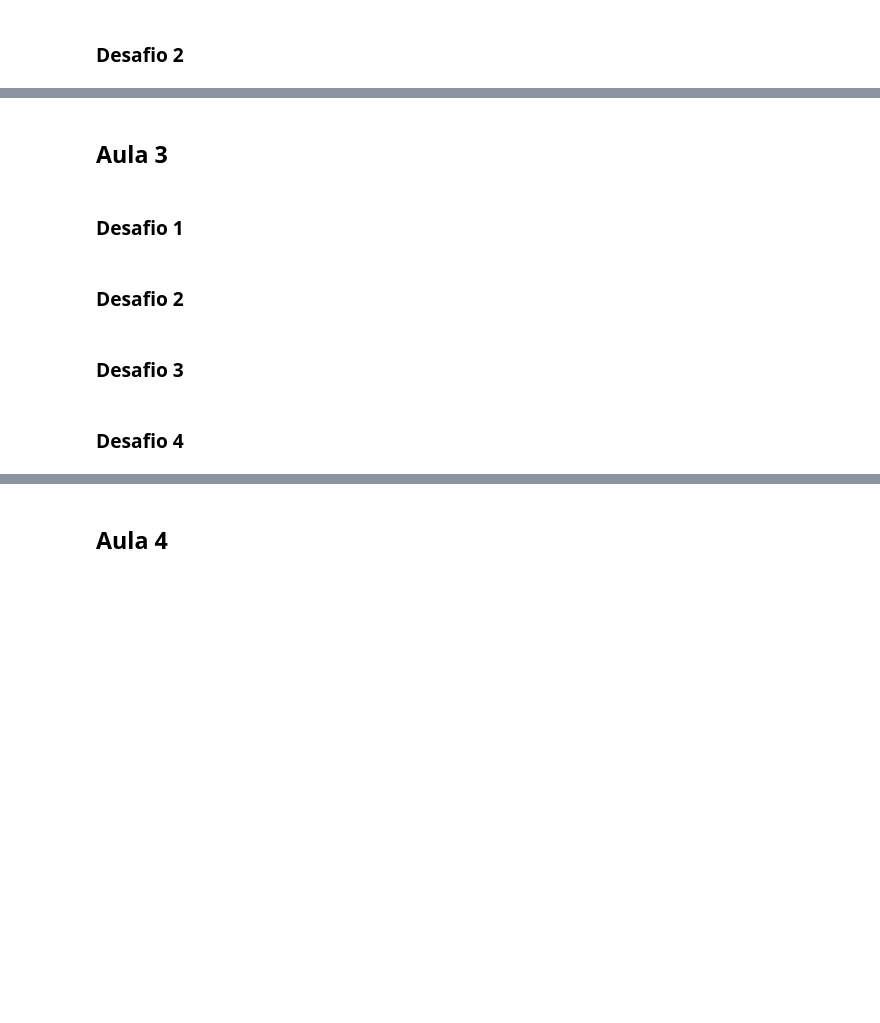
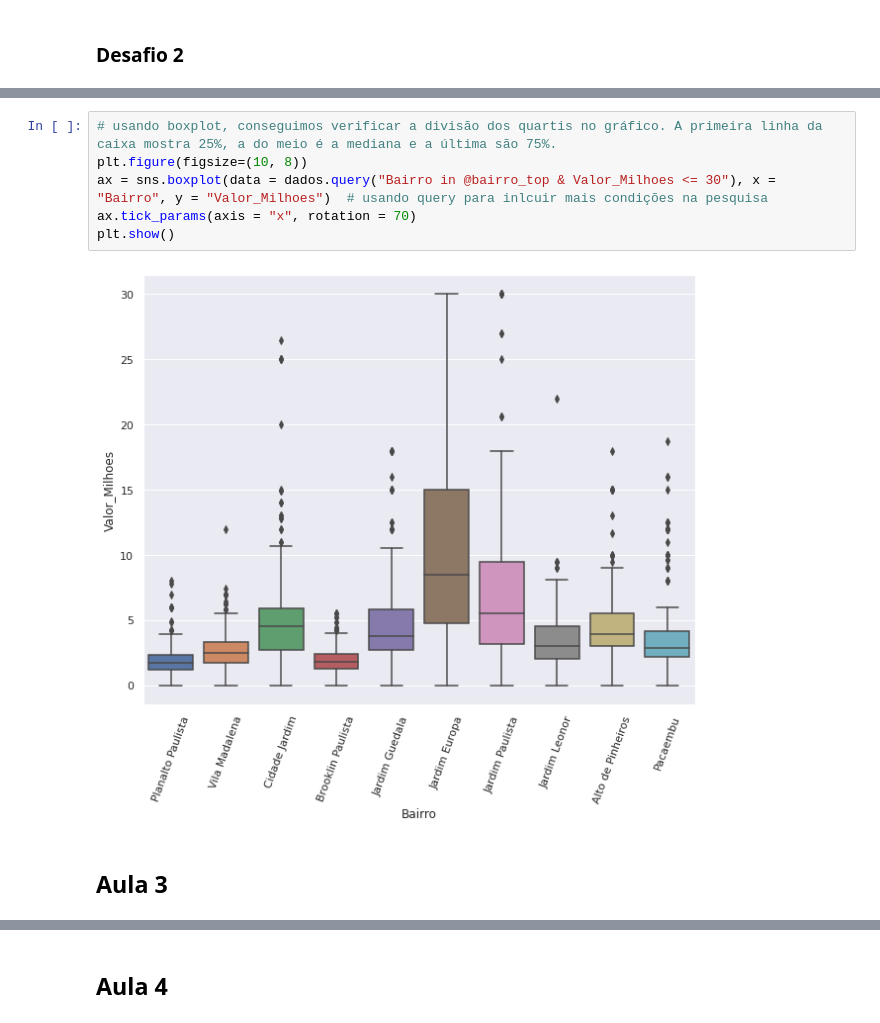
Before and after one commit to kaioschi/imersao_dados_4, a Jupyter notebook: Imersao_dados_4_organizado.ipynb, the cells around one changed output, grey strips where cells are left out. Saved outputs shown, nothing was run; the diff lists cells and outputs as text; blank space fills up the shorter version.

```diff
--- a/Imersao_dados_4_organizado.ipynb
+++ b/Imersao_dados_4_organizado.ipynb
@@ -396,10 +717,10 @@ Name: Bairro, Length: 394, dtype: int64
+# %%
+# usando boxplot, conseguimos verificar a divisão dos quartis no gráfico. A primeira linha da caixa mostra 25%, a do meio é a mediana e a última são 75%.
+plt.figure(figsize=(10, 8))
+ax = sns.boxplot(data = dados.query("Bairro in @bairro_top & Valor_Milhoes <= 30"), x = "Bairro", y = "Valor_Milhoes")  # usando query para inlcuir mais condições na pesquisa
+ax.tick_params(axis = "x", rotation = 70)
+plt.show()
+# %% [output]
+[figure, added]
 # %% [markdown]
 ## Aula 3
-# %% [markdown]
-### Desafio 1
-# %% [markdown]
-### Desafio 2
-# %% [markdown]
-### Desafio 3
-# %% [markdown]
-### Desafio 4
```
Also changed, not shown: parts of 69 cells of this notebook.
